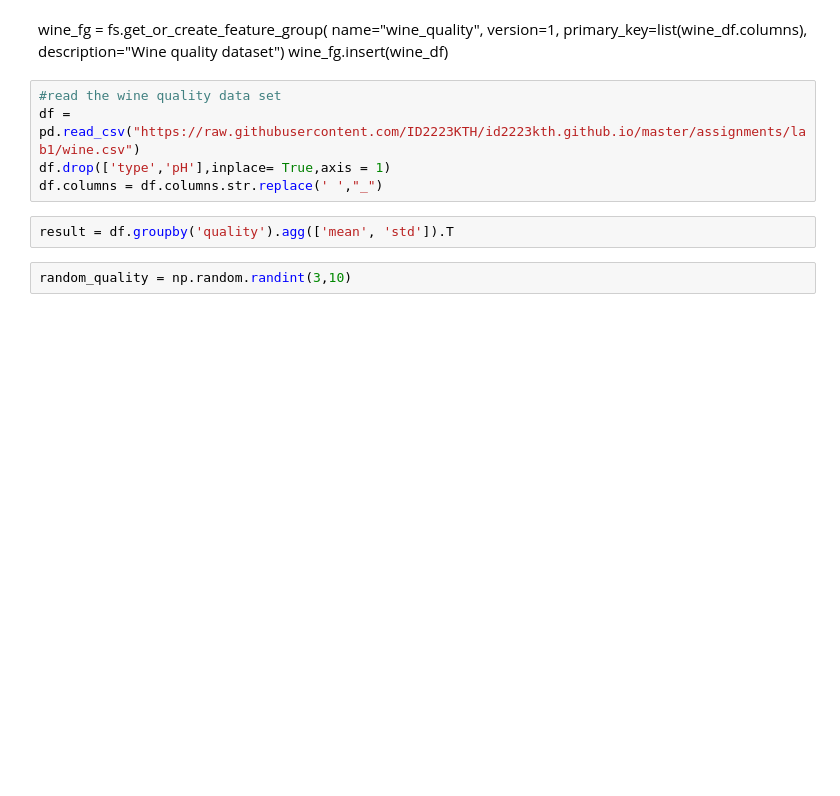
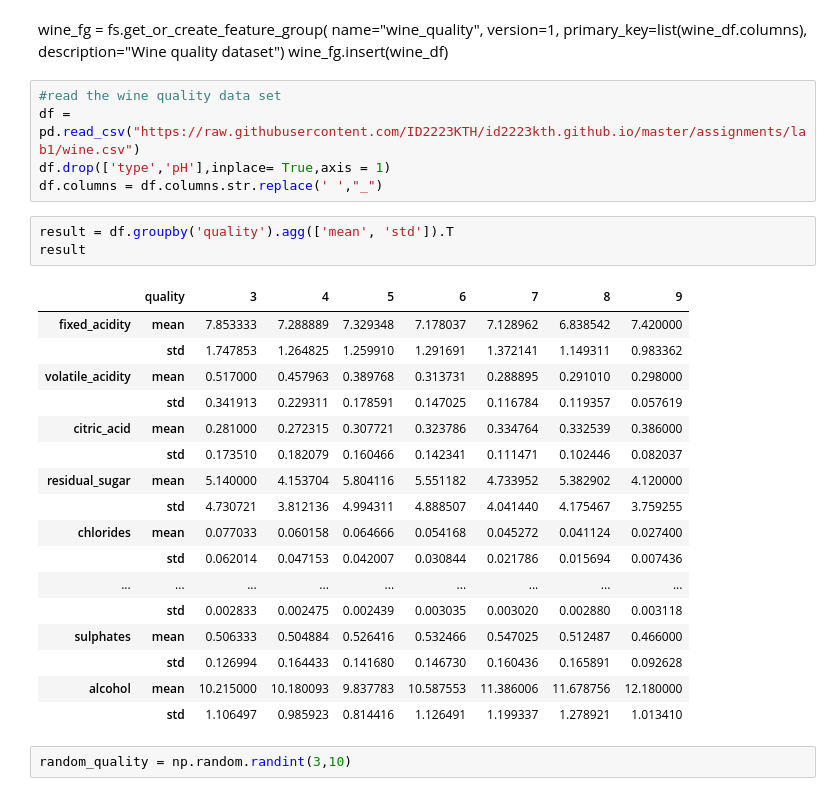
Before and after one commit to owwe/wine_quality, a Jupyter notebook: wine-eda-and-backfill-feature-group.ipynb, the cells around one changed output. Drawn from its saved outputs; the diff is of its cells as text; blank space fills up the shorter version.

```diff
--- a/wine-eda-and-backfill-feature-group.ipynb
+++ b/wine-eda-and-backfill-feature-group.ipynb
@@ -128,6 +128,25 @@ df.drop(['type','pH'],inplace= True,axis = 1)
 df.columns = df.columns.str.replace(' ',"_")
 # %%
 result = df.groupby('quality').agg(['mean', 'std']).T
+result
+# %% [output]
+|  | quality | 3 | 4 | 5 | 6 | 7 | 8 | 9 |
+| fixed_acidity | mean | 7.853333 | 7.288889 | 7.329348 | 7.178037 | 7.128962 | 6.838542 | 7.420000 |
+|  | std | 1.747853 | 1.264825 | 1.259910 | 1.291691 | 1.372141 | 1.149311 | 0.983362 |
+| volatile_acidity | mean | 0.517000 | 0.457963 | 0.389768 | 0.313731 | 0.288895 | 0.291010 | 0.298000 |
+|  | std | 0.341913 | 0.229311 | 0.178591 | 0.147025 | 0.116784 | 0.119357 | 0.057619 |
+| citric_acid | mean | 0.281000 | 0.272315 | 0.307721 | 0.323786 | 0.334764 | 0.332539 | 0.386000 |
+|  | std | 0.173510 | 0.182079 | 0.160466 | 0.142341 | 0.111471 | 0.102446 | 0.082037 |
+| residual_sugar | mean | 5.140000 | 4.153704 | 5.804116 | 5.551182 | 4.733952 | 5.382902 | 4.120000 |
+|  | std | 4.730721 | 3.812136 | 4.994311 | 4.888507 | 4.041440 | 4.175467 | 3.759255 |
+| chlorides | mean | 0.077033 | 0.060158 | 0.064666 | 0.054168 | 0.045272 | 0.041124 | 0.027400 |
+|  | std | 0.062014 | 0.047153 | 0.042007 | 0.030844 | 0.021786 | 0.015694 | 0.007436 |
+| ... | ... | ... | ... | ... | ... | ... | ... | ... |
+|  | std | 0.002833 | 0.002475 | 0.002439 | 0.003035 | 0.003020 | 0.002880 | 0.003118 |
+| sulphates | mean | 0.506333 | 0.504884 | 0.526416 | 0.532466 | 0.547025 | 0.512487 | 0.466000 |
+|  | std | 0.126994 | 0.164433 | 0.141680 | 0.146730 | 0.160436 | 0.165891 | 0.092628 |
+| alcohol | mean | 10.215000 | 10.180093 | 9.837783 | 10.587553 | 11.386006 | 11.678756 | 12.180000 |
+|  | std | 1.106497 | 0.985923 | 0.814416 | 1.126491 | 1.199337 | 1.278921 | 1.013410 |
 # %%
 random_quality = np.random.randint(3,10)
 # %% [output]
```
Also changed, not shown: parts of 3 cells of this notebook, 1 other file.
